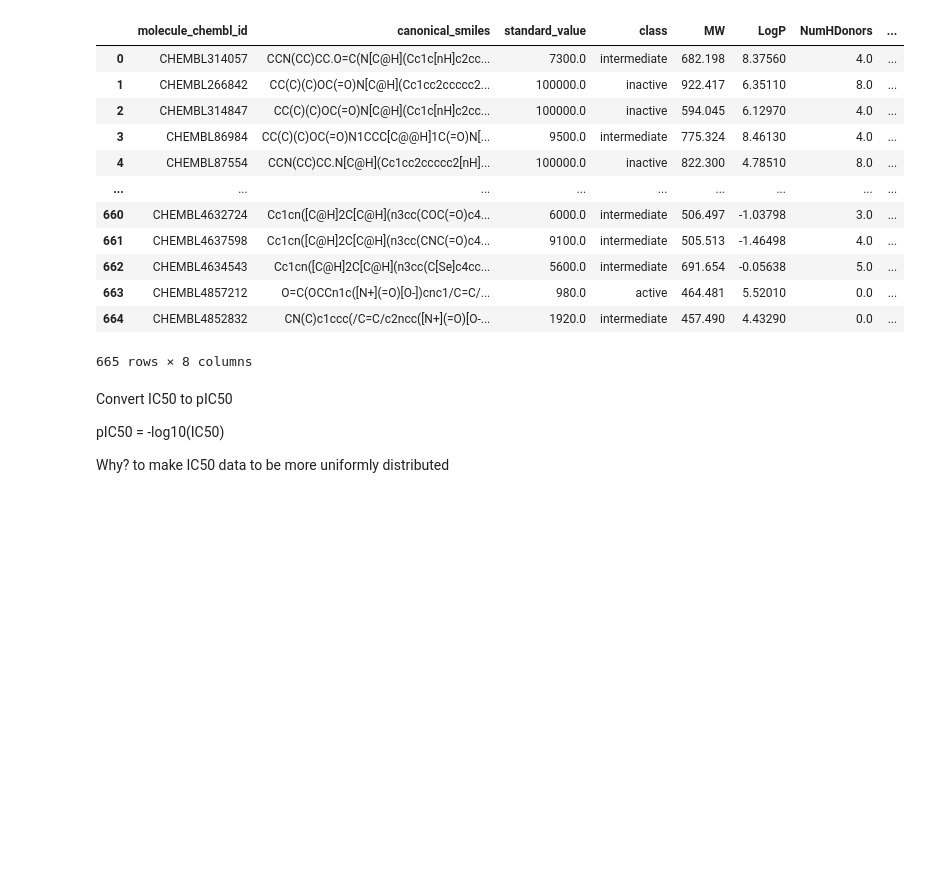
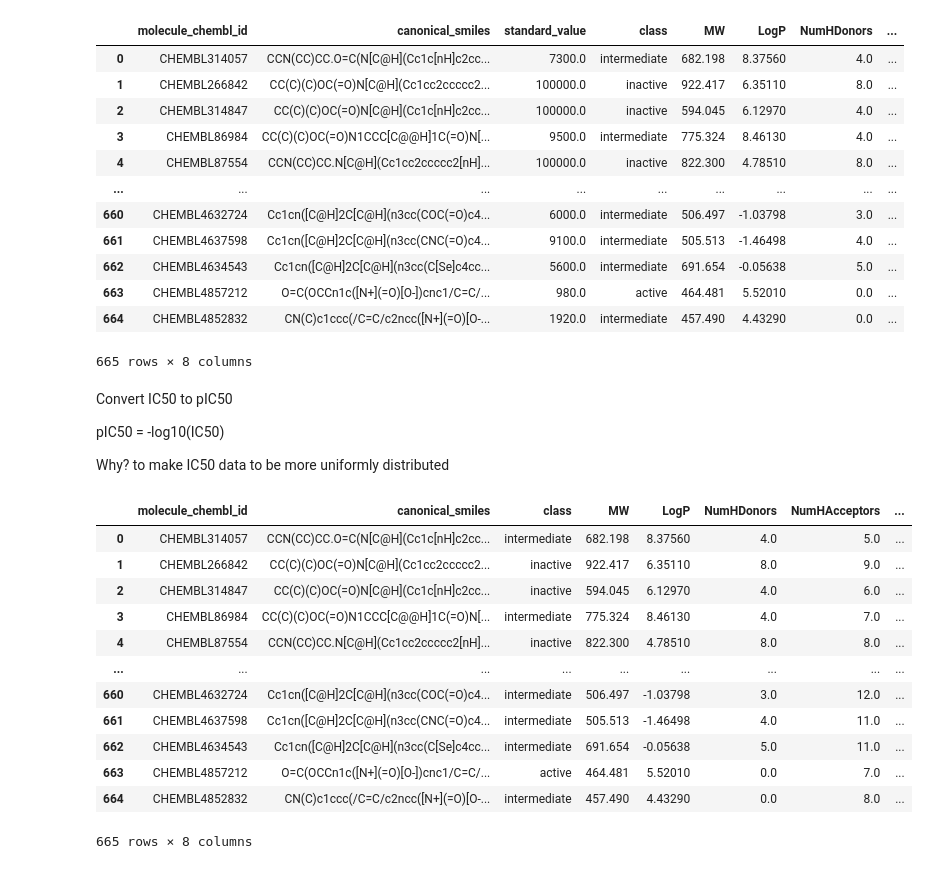
Before and after one commit to trizkynoviandy/qsar-telomerase-bioactivity, a Jupyter notebook: qsar_telomerase_part_2.ipynb, the cells around one changed output. Drawn from its saved outputs; the diff is of its cells as text; code cells hidden in the pictures; blank space fills up the shorter version.

```diff
--- a/qsar_telomerase_part_2.ipynb
+++ b/qsar_telomerase_part_2.ipynb
@@ -144,2 +144,32 @@ def pIC50(input):
 
     return x
+# %%
+def norm_value(input):
+    norm = []
+
+    for i in input['standard_value']:
+        if i > 100000000:
+          i = 100000000
+        norm.append(i)
+
+    input['standard_value_norm'] = norm
+    x = input.drop('standard_value', axis=1)
+
+    return x
+# %%
+df_norm = norm_value(df_combined)
+df_norm
+# %% [output]
+|  | molecule_chembl_id | canonical_smiles | class | MW | LogP | NumHDonors | NumHAcceptors | ... |
+| 0 | CHEMBL314057 | CCN(CC)CC.O=C(N[C@H](Cc1c[nH]c2cc... | intermediate | 682.198 | 8.37560 | 4.0 | 5.0 | ... |
+| 1 | CHEMBL266842 | CC(C)(C)OC(=O)N[C@H](Cc1cc2ccccc2... | inactive | 922.417 | 6.35110 | 8.0 | 9.0 | ... |
+| 2 | CHEMBL314847 | CC(C)(C)OC(=O)N[C@H](Cc1c[nH]c2cc... | inactive | 594.045 | 6.12970 | 4.0 | 6.0 | ... |
+| 3 | CHEMBL86984 | CC(C)(C)OC(=O)N1CCC[C@@H]1C(=O)N[... | intermediate | 775.324 | 8.46130 | 4.0 | 7.0 | ... |
+| 4 | CHEMBL87554 | CCN(CC)CC.N[C@H](Cc1cc2ccccc2[nH]... | inactive | 822.300 | 4.78510 | 8.0 | 8.0 | ... |
+| ... | ... | ... | ... | ... | ... | ... | ... | ... |
+| 660 | CHEMBL4632724 | Cc1cn([C@H]2C[C@H](n3cc(COC(=O)c4... | intermediate | 506.497 | -1.03798 | 3.0 | 12.0 | ... |
+| 661 | CHEMBL4637598 | Cc1cn([C@H]2C[C@H](n3cc(CNC(=O)c4... | intermediate | 505.513 | -1.46498 | 4.0 | 11.0 | ... |
+| 662 | CHEMBL4634543 | Cc1cn([C@H]2C[C@H](n3cc(C[Se]c4cc... | intermediate | 691.654 | -0.05638 | 5.0 | 11.0 | ... |
+| 663 | CHEMBL4857212 | O=C(OCCn1c([N+](=O)[O-])cnc1/C=C/... | active | 464.481 | 5.52010 | 0.0 | 7.0 | ... |
+| 664 | CHEMBL4852832 | CN(C)c1ccc(/C=C/c2ncc([N+](=O)[O-... | intermediate | 457.490 | 4.43290 | 0.0 | 8.0 | ... |
+665 rows × 8 columns
```
Also changed, not shown: parts of 6 cells of this notebook.
